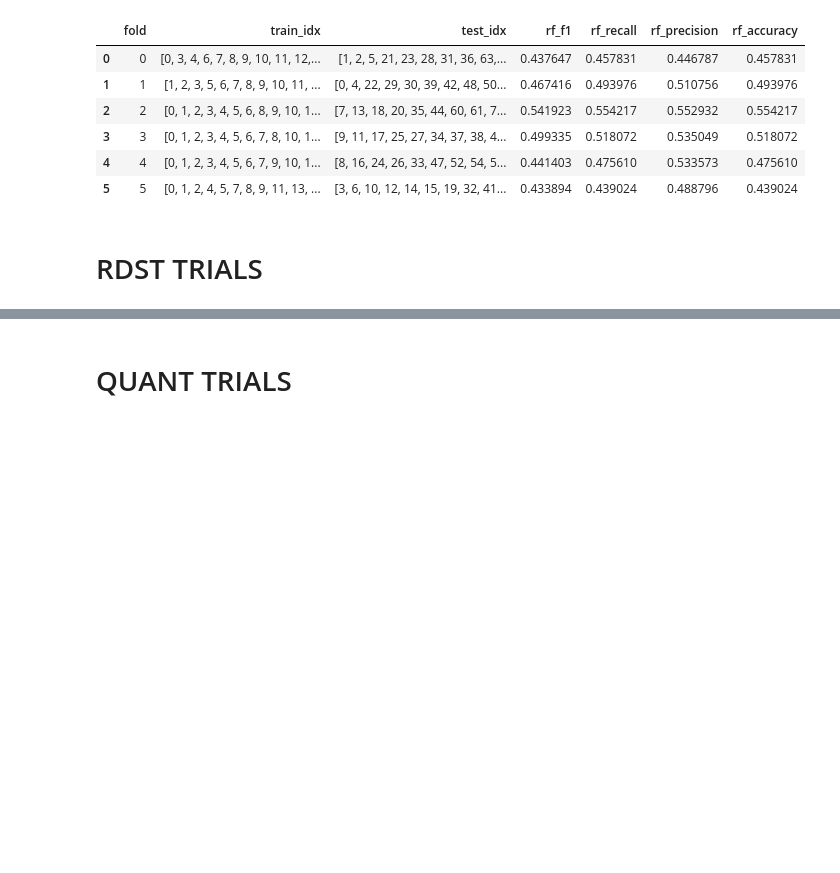
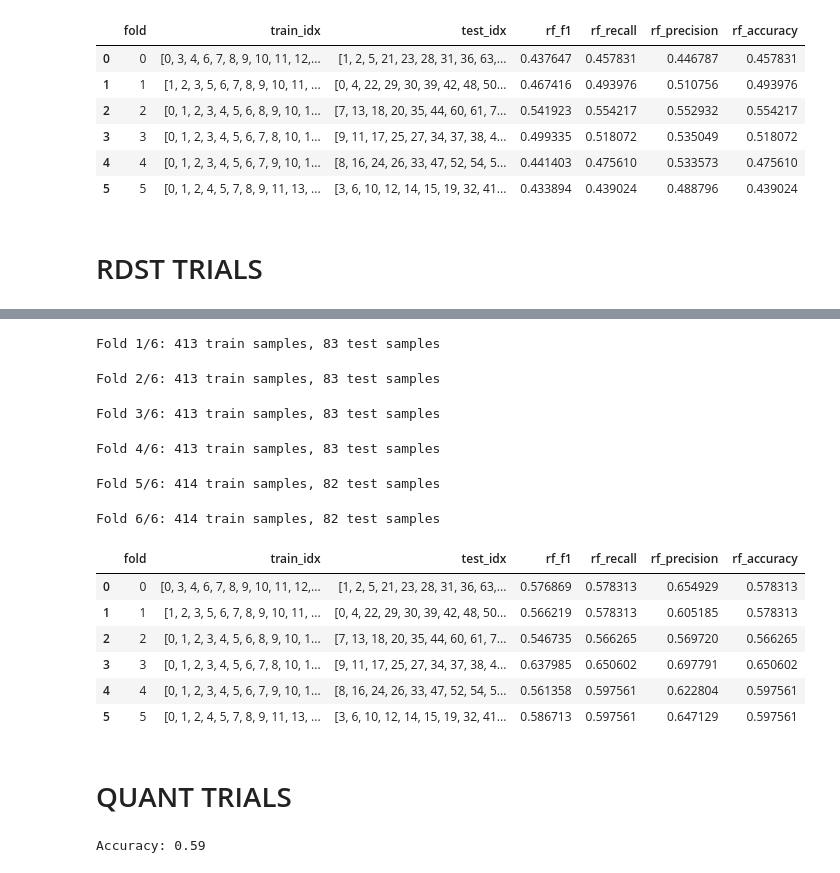
Before and after one commit to rustadadam/PF-GAP, a Jupyter notebook: experiments/test_accuracy.ipynb, the cells around one changed output, grey strips where cells are left out. Saved outputs shown, nothing was run; the diff lists cells and outputs as text; code cells hidden in the pictures; blank space fills up the shorter version.

Commit message:
Added QGAP k-fold tests and results

```diff
--- a/experiments/test_accuracy.ipynb
+++ b/experiments/test_accuracy.ipynb
@@ -136,10 +138,34 @@ print(f"Accuracy: {score:.2f}")
 # %%
 def get_rdst_pred(X_train, y_train, X_test, static_train, static_test):
     rdst = RDST_GAP(save_transformed_data = True)
     rdst.fit(X_train, y_train, static = static_train)
     return rdst.predict(X_test, static = static_test)
 
 
-get_cross_validation_results(get_rocket_pred)
+get_cross_validation_results(get_rdst_pred)
+# %% [output]
+Fold 1/6: 413 train samples, 83 test samples
+Fold 2/6: 413 train samples, 83 test samples
+Fold 3/6: 413 train samples, 83 test samples
+Fold 4/6: 413 train samples, 83 test samples
+Fold 5/6: 414 train samples, 82 test samples
+Fold 6/6: 414 train samples, 82 test samples
+|  | fold | train_idx | test_idx | rf_f1 | rf_recall | rf_precision | rf_accuracy |
+| 0 | 0 | [0, 3, 4, 6, 7, 8, 9, 10, 11, 12,... | [1, 2, 5, 21, 23, 28, 31, 36, 63,... | 0.576869 | 0.578313 | 0.654929 | 0.578313 |
+| 1 | 1 | [1, 2, 3, 5, 6, 7, 8, 9, 10, 11, ... | [0, 4, 22, 29, 30, 39, 42, 48, 50... | 0.566219 | 0.578313 | 0.605185 | 0.578313 |
+| 2 | 2 | [0, 1, 2, 3, 4, 5, 6, 8, 9, 10, 1... | [7, 13, 18, 20, 35, 44, 60, 61, 7... | 0.546735 | 0.566265 | 0.569720 | 0.566265 |
+| 3 | 3 | [0, 1, 2, 3, 4, 5, 6, 7, 8, 10, 1... | [9, 11, 17, 25, 27, 34, 37, 38, 4... | 0.637985 | 0.650602 | 0.697791 | 0.650602 |
+| 4 | 4 | [0, 1, 2, 3, 4, 5, 6, 7, 9, 10, 1... | [8, 16, 24, 26, 33, 47, 52, 54, 5... | 0.561358 | 0.597561 | 0.622804 | 0.597561 |
+| 5 | 5 | [0, 1, 2, 4, 5, 7, 8, 9, 11, 13, ... | [3, 6, 10, 12, 14, 15, 19, 32, 41... | 0.586713 | 0.597561 | 0.647129 | 0.597561 |
 # %% [markdown]
 # QUANT TRIALS
+# %%
+from QGAP.qgap import QGAP
+qgap= QGAP(matrix_type="dense")
+
+qgap.fit(X_train,y_train, static = static2023_train)
+pred = qgap.predict(X_test, static = static2024_test)
+score = (pred == y_test).mean()
+print(f"Accuracy: {score:.2f}")
+# %% [output]
+Accuracy: 0.59
```
Also changed, not shown: parts of 2 cells of this notebook, 2 other files.
